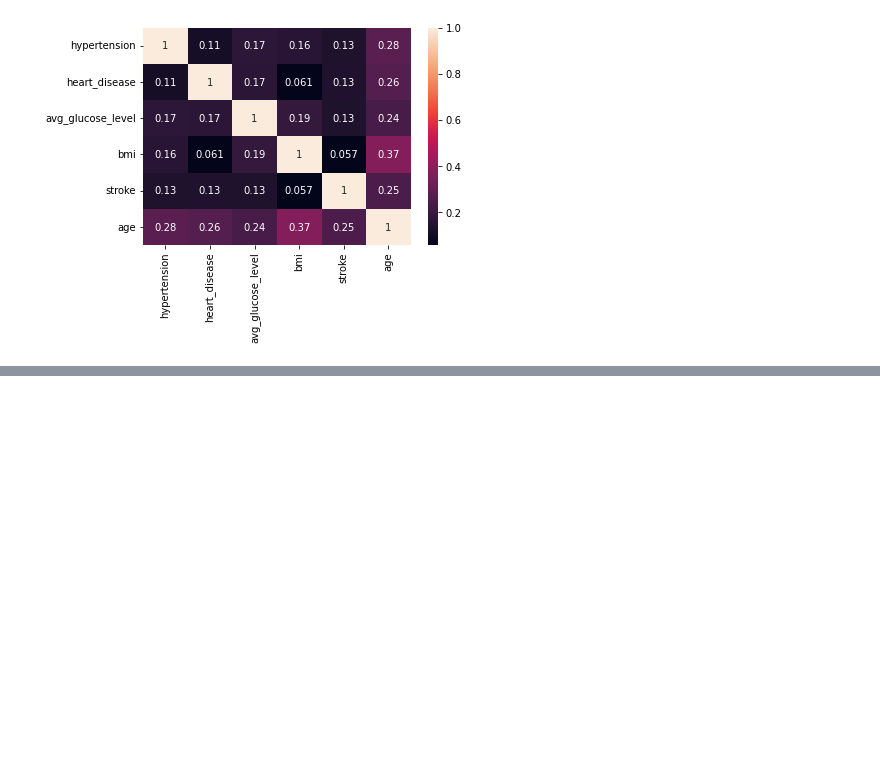
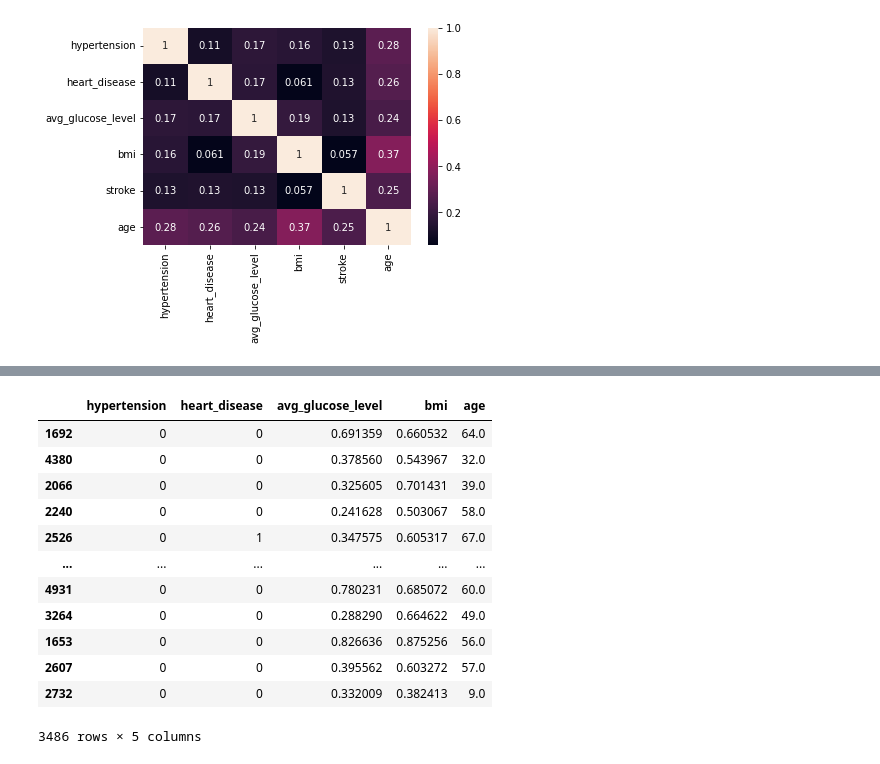
Before and after one commit to Japu90/Data-analytiikkaPortfolio, a Jupyter notebook: Brain Stroke Dataset.ipynb, the cells around one changed output, grey strips where cells are left out. Saved outputs shown, nothing was run; the diff lists cells and outputs as text; code cells hidden in the pictures; blank space fills up the shorter version.

```diff
--- a/Brain Stroke Dataset.ipynb
+++ b/Brain Stroke Dataset.ipynb
@@ -113,0 +172,16 @@ plt.show()
+# %%
+X_train
+# %% [output]
+|  | hypertension | heart_disease | avg_glucose_level | bmi | age |
+| 1692 | 0 | 0 | 0.691359 | 0.660532 | 64.0 |
+| 4380 | 0 | 0 | 0.378560 | 0.543967 | 32.0 |
+| 2066 | 0 | 0 | 0.325605 | 0.701431 | 39.0 |
+| 2240 | 0 | 0 | 0.241628 | 0.503067 | 58.0 |
+| 2526 | 0 | 1 | 0.347575 | 0.605317 | 67.0 |
+| ... | ... | ... | ... | ... | ... |
+| 4931 | 0 | 0 | 0.780231 | 0.685072 | 60.0 |
+| 3264 | 0 | 0 | 0.288290 | 0.664622 | 49.0 |
+| 1653 | 0 | 0 | 0.826636 | 0.875256 | 56.0 |
+| 2607 | 0 | 0 | 0.395562 | 0.603272 | 57.0 |
+| 2732 | 0 | 0 | 0.332009 | 0.382413 | 9.0 |
+3486 rows × 5 columns
```
Also changed, not shown: parts of 11 cells of this notebook.
